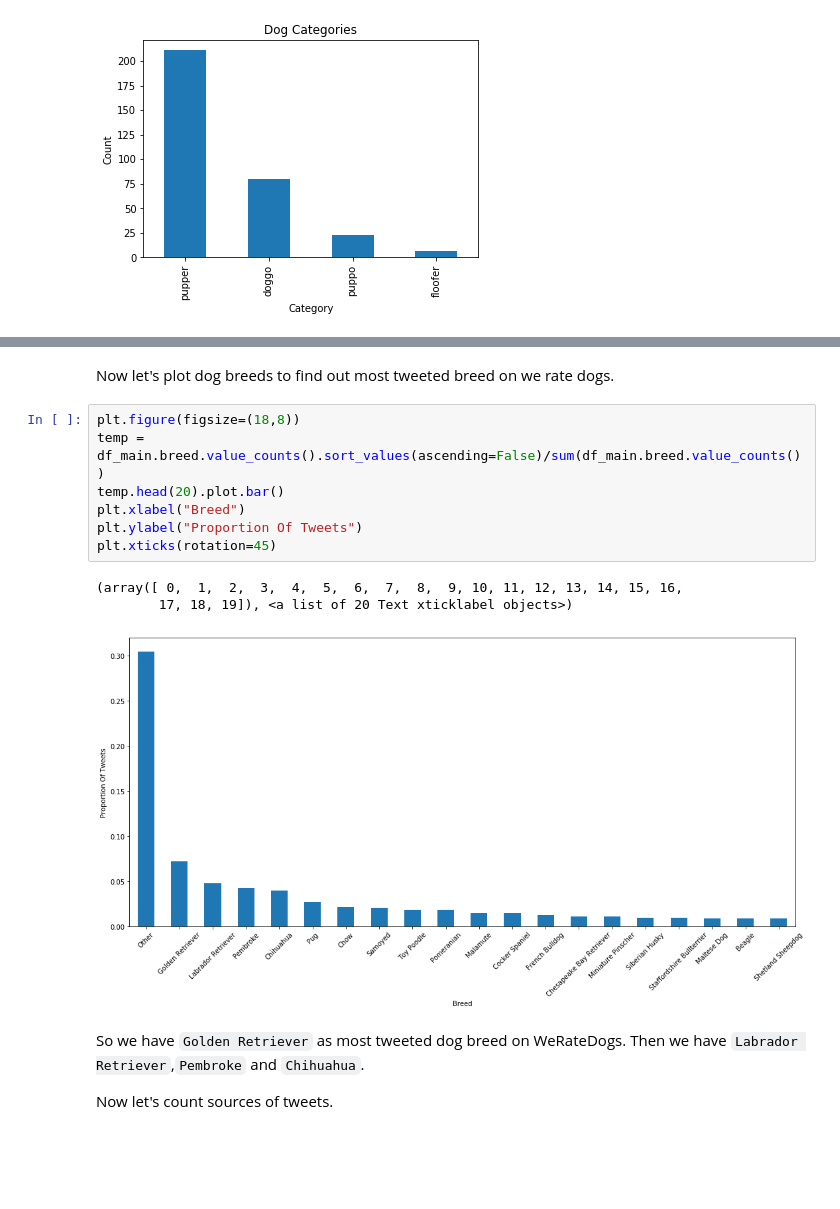
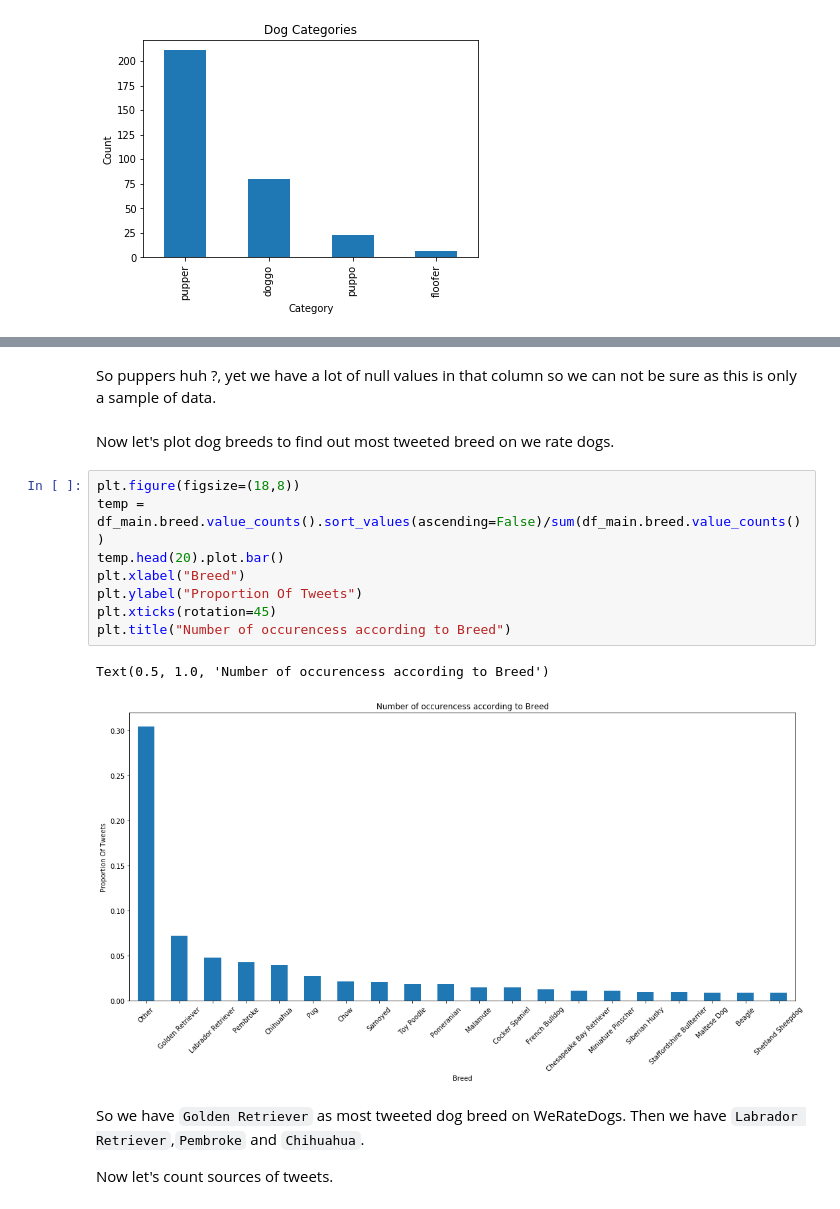
Before and after one commit to angrybayblade/dataWranglingUdacity, a Jupyter notebook: wrangle_act.ipynb, the cells around one changed output, grey strips where cells are left out. Cells and saved outputs as stored; diff of their text form; blank space fills up the shorter version.

```diff
--- a/wrangle_act.ipynb
+++ b/wrangle_act.ipynb
@@ -691,16 +687,18 @@ So puppers huh ?, I think it's time
+# %% [markdown]
+So puppers huh ?, yet we have a lot of null values in that column so we can not be sure as this is only a sample of data.
 # %% [markdown]
 Now let's plot dog breeds to find out most tweeted breed on we rate dogs.
 # %%
 plt.figure(figsize=(18,8))
 temp = df_main.breed.value_counts().sort_values(ascending=False)/sum(df_main.breed.value_counts())
 temp.head(20).plot.bar()
 plt.xlabel("Breed")
 plt.ylabel("Proportion Of Tweets")
 plt.xticks(rotation=45)
+plt.title("Number of occurencess according to Breed")
 # %% [output]
-(array([ 0,  1,  2,  3,  4,  5,  6,  7,  8,  9, 10, 11, 12, 13, 14, 15, 16,
-        17, 18, 19]), <a list of 20 Text xticklabel objects>)
+Text(0.5, 1.0, 'Number of occurencess according to Breed')
-[figure, old version]
+[figure, new version]
 # %% [markdown]
 So we have `Golden Retriever` as most tweeted dog breed on WeRateDogs. Then we have `Labrador Retriever`,`Pembroke` and `Chihuahua`.
 
```
Also changed, not shown: parts of 4 cells of this notebook, 11 other files.
